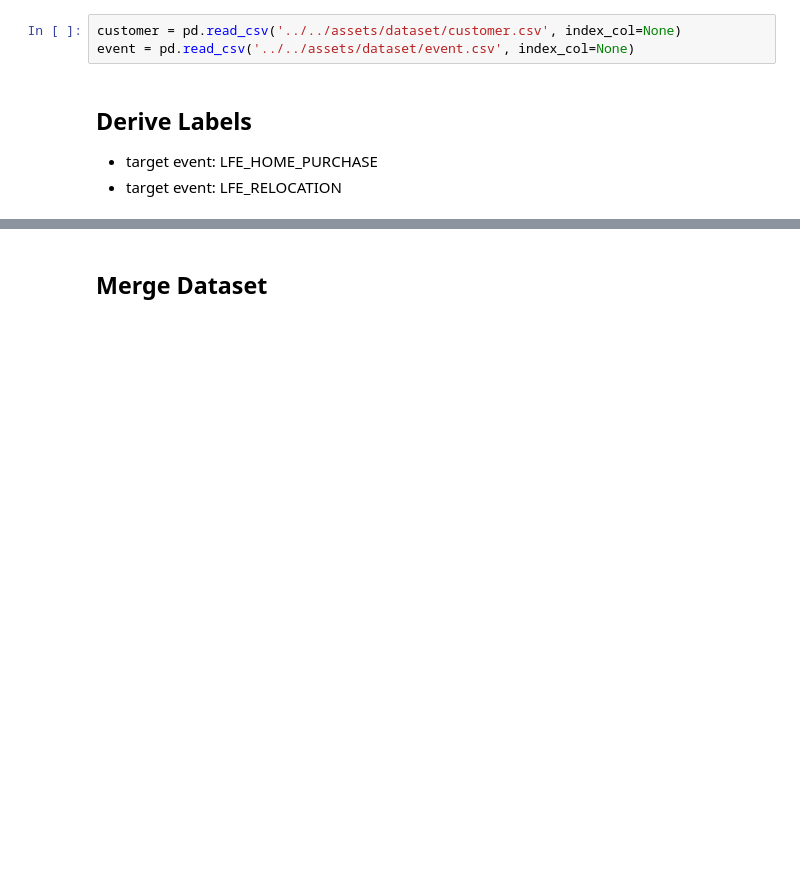
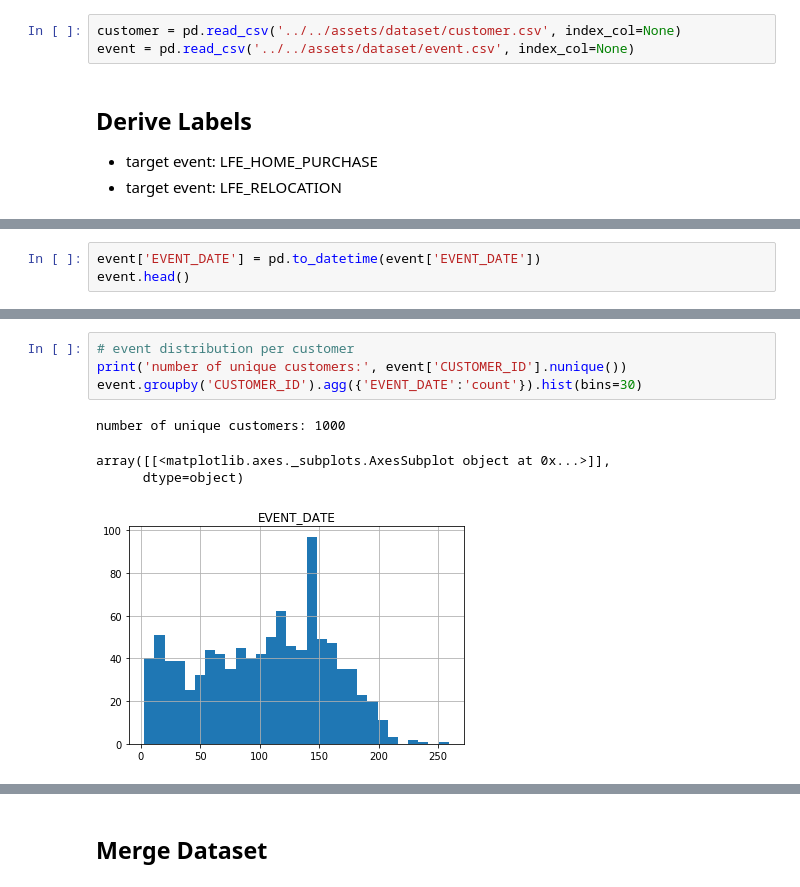
Before and after one commit to kai-niu/league-of-opensource, a Jupyter notebook: workspaces/Kai/FE.ipynb, the cells around one changed output, grey strips where cells are left out. Cells and saved outputs as stored; diff of their text form; blank space fills up the shorter version.

```diff
--- a/workspaces/Kai/FE.ipynb
+++ b/workspaces/Kai/FE.ipynb
@@ -19,0 +12,3 @@ event.head()
+# %%
+event['EVENT_DATE'] = pd.to_datetime(event['EVENT_DATE'])
+event.head()
@@ -19,0 +59,9 @@ event.head()
+# %%
+# event distribution per customer
+print('number of unique customers:', event['CUSTOMER_ID'].nunique())
+event.groupby('CUSTOMER_ID').agg({'EVENT_DATE':'count'}).hist(bins=30)
+# %% [output]
+number of unique customers: 1000
+array([[<matplotlib.axes._subplots.AxesSubplot object at 0x...>]],
+      dtype=object)
+[figure, added]
```
Also changed, not shown: parts of 29 cells of this notebook, 18 other files.
